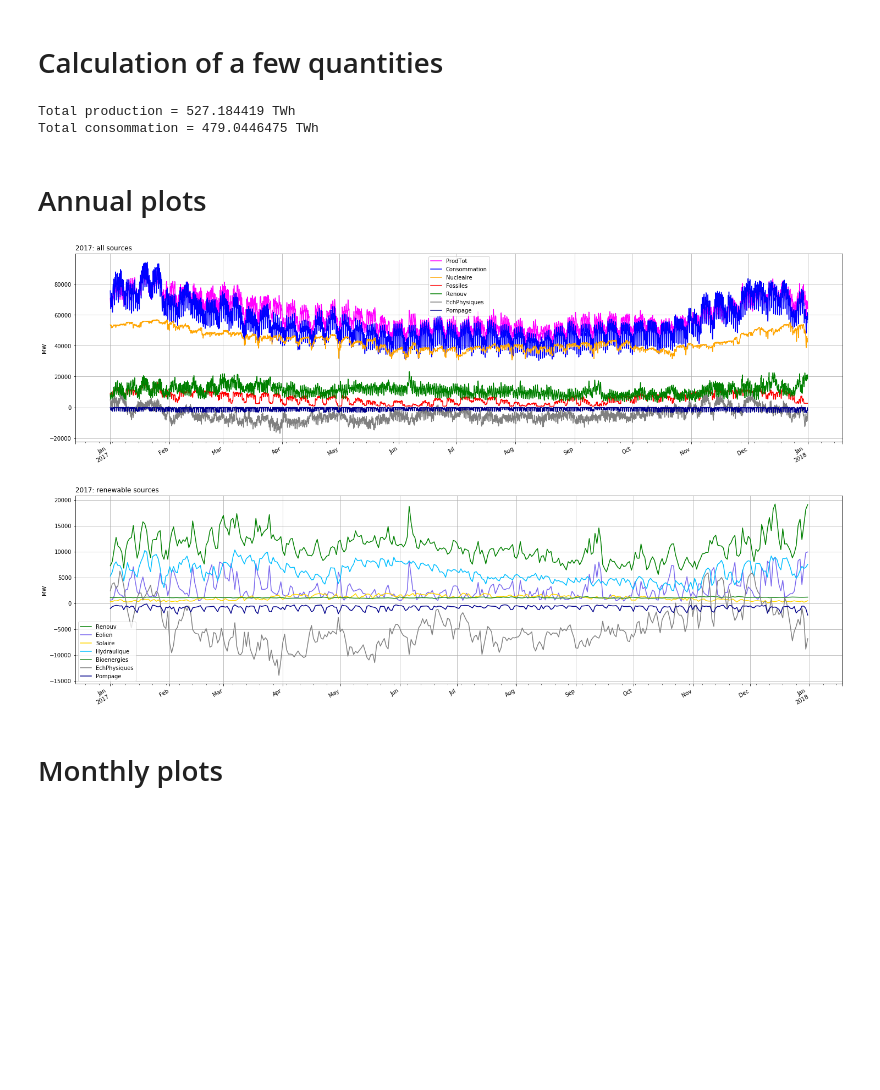
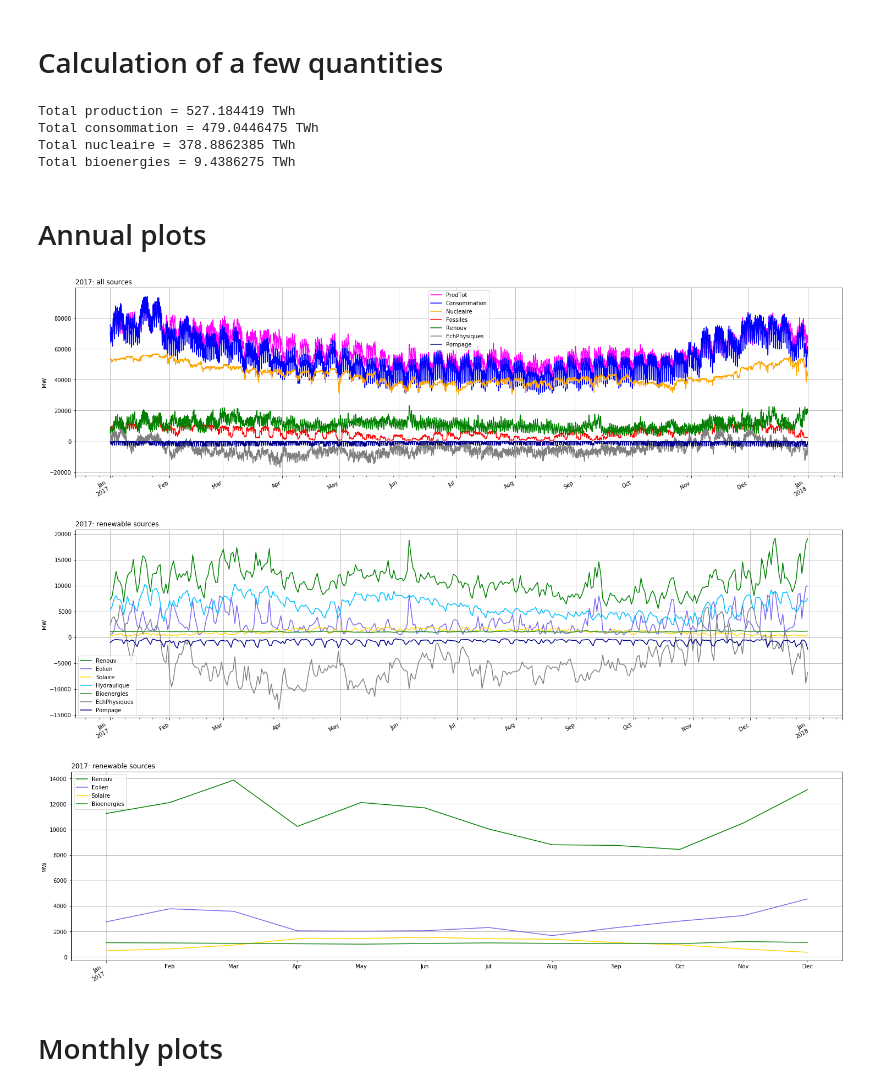
Before and after one commit to ebusato/EnergyAnalysis, a Jupyter notebook: EnergyAnalysis_RTE.ipynb, the cells around one changed output. Drawn from its saved outputs; the diff is of its cells as text; code cells hidden in the pictures; blank space fills up the shorter version.

```diff
--- a/EnergyAnalysis_RTE.ipynb
+++ b/EnergyAnalysis_RTE.ipynb
@@ -29,7 +29,10 @@ def highlight_weekends(ax, timeseries):
     for i, tmin, tmax in ranges.itertuples():
         ax.axvspan(tmin, tmax, facecolor='orange', edgecolor='none', alpha=0.3)
 
-file = r'eCO2mix_RTE_Annuel-Definitif_2017.xlsx'
+#file = r'eCO2mix_RTE_Annuel-Definitif_2012.xlsx'
+#file = r'files/test2.csv'
+file=r'files/eCO2mix_RTE_Annuel-Definitif_2017_fixed.xlsx'
+#df = pd.read_csv(file, sep=',', dtype={'Nature': str})
 df = pd.read_excel(file)
 
 df["DateTime"] = df["Date"] + ' ' + df["Heures"]
@@ -39,7 +44,8 @@ df['FioulReCalc'] = df['FioulTAC'] + df['FioulCogen'] + df['FioulAutres']
 df['GazReCalc'] = df['GazTAC'] + df['GazCogen'] + df['GazCCG'] + df['GazAutres']
 df['HydrauliqueReCalc'] = df['HydrauliqueFilEauPlusEcluses'] + df['HydrauliqueLacs'] + df['HydrauliqueSTEPturbinage']
 df['BioenergiesReCalc'] = df['BioenergiesDechets'] + df['BioenergiesBiomasse'] + df['BioenergiesBiogaz']
-df['EchPhysiquesReCalc'] = df['EchCommAngleterre'] + df['EchCommEspagne'] + df['EchCommItalie'] + df['EchCommSuisse'] + df['EchCommAllemagneBelgique']
+print(type(df['EchCommItalie']), type(df['EchCommAngleterre']))
+df['EchPhysiquesReCalc'] = df['EchCommItalie'] +df['EchCommAngleterre'] + df['EchCommEspagne'] + df['EchCommSuisse'] + df['EchCommAllemagneBelgique']
 
 df['Fossiles'] = df['Fioul'] + df['Charbon'] + df['Gaz']
 df['Renouv'] = df['Eolien'] + df['Solaire'] + df['Hydraulique'] + df['Bioenergies']
@@ -82,37 +90,54 @@ fig, axes = plt.subplots(nrows=2, ncols=3,figsize=(25,15))
 # %%
 ProdTotSum = df3['ProdTot'].sum()
 ConsoSum = df3['Consommation'].sum()
+NucleaireSum = df3['Nucleaire'].sum()
+BioenergiesSum = df3['Bioenergies'].sum()
 
 print('Total production =', ProdTotSum*0.5/1e6, 'TWh')
 print('Total consommation =', ConsoSum*0.5/1e6, 'TWh')
+print('Total nucleaire =', NucleaireSum*0.5/1e6, 'TWh')
+print('Total bioenergies =', BioenergiesSum*0.5/1e6, 'TWh')
 # %% [output]
 Total production = 527.184419 TWh
 Total consommation = 479.0446475 TWh
+Total nucleaire = 378.8862385 TWh
+Total bioenergies = 9.4386275 TWh
 # %% [markdown]
 # Annual plots
 # %%
 ##############
 what = ['ProdTot', 'Consommation', 'Nucleaire', 'Fossiles', 'Renouv', 'EchPhysiques', 'Pompage']
 ax = df3.resample('H').mean().plot(y=what, \
                 grid=True, \
                 figsize=(25, 7), color=colors(what))
 ax.set_title('2017: all sources', loc='left')
 ax.set_xlabel('')
 ax.set_ylabel('MW')
 plt.gcf().autofmt_xdate()
 
 #############
 what = ['Renouv', 'Eolien', 'Solaire', 'Hydraulique', 'Bioenergies', 'EchPhysiques', 'Pompage']
 ax = df3.resample('D').mean().plot(y=what, \
                 grid=True, \
                 figsize=(25, 7), color=colors(what))
 ax.set_title('2017: renewable sources', loc='left')
 ax.set_xlabel('')
 ax.set_ylabel('MW')
 plt.gcf().autofmt_xdate()
+
+#############
+what = ['Renouv', 'Eolien', 'Solaire', 'Bioenergies']
+ax = df3.resample('M').mean().plot(y=what, \
+                grid=True, \
+                figsize=(25, 7), color=colors(what))
+ax.set_title('2017: renewable sources', loc='left')
+ax.set_xlabel('')
+ax.set_ylabel('MW')
+plt.gcf().autofmt_xdate()
 # %% [output]
 [figure]
 [figure]
+[figure, added]
 # %% [markdown]
 # Monthly plots
 # %%
```
Also changed, not shown: parts of 3 cells of this notebook, 1 other file.
